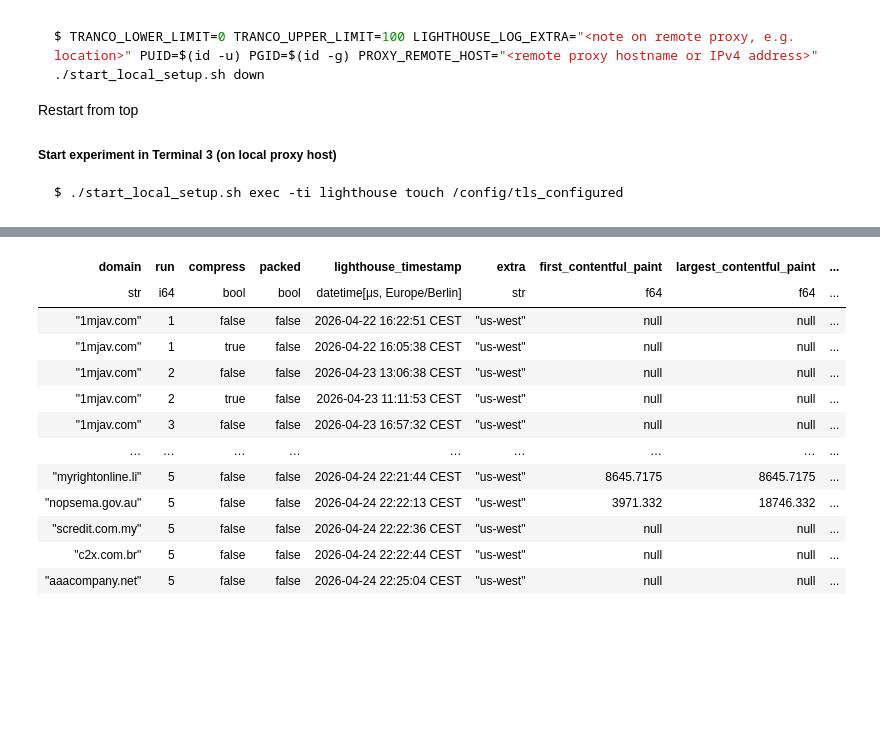
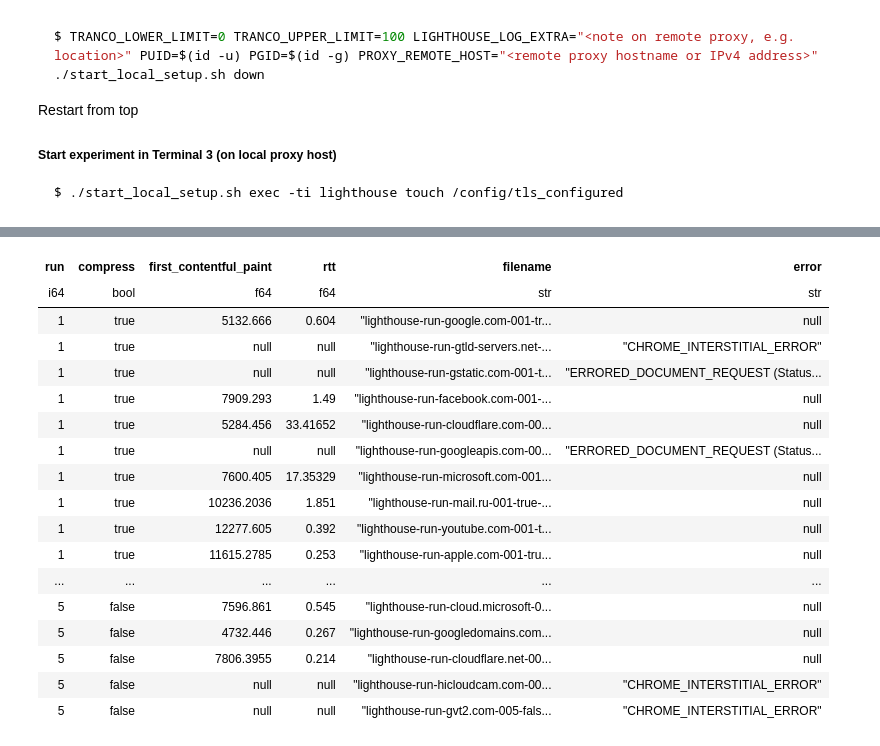
Before and after one commit to miri64/artifacts-tnsm26-cbor-dns-eval, a Jupyter notebook: 06_1evaluation.ipynb, the cells around one changed output, grey strips where cells are left out. Cells and saved outputs as stored; diff of their text form; code cells hidden in the pictures; blank space fills up the shorter version.

````diff
--- a/06_1evaluation.ipynb
+++ b/06_1evaluation.ipynb
@@ -88,41 +91,60 @@ $ ./start_local_setup.sh exec -ti lighthouse touch /config/tls_configured
 ```
 # %%
 fcps = []
-jsons = list((EVALUATION_DIR / "output-dataset").glob("lighthouse-run-*.report.json"))
+jsons = list((EVALUATION_DIR / "output-dataset" / "2026-04-30-old-run-order").glob("lighthouse-run-*.report.json"))
+jsons += list((EVALUATION_DIR / "output-dataset").glob("lighthouse-run-*.report.json"))
 
 for json_report in tqdm(jsons):
     with open(json_report) as json_file:
         obj = json.load(json_file)
+        #match = re.match(r"lighthouse-run-(?P<repeat>\d{3})-(?P<domain>.*)-(?P<run>\d{3})-(?P<compress>true|false)-(?P<packed>true|false)-(?P<lhts>\d+)(?P<extra>.*)?\.report\.json", json_report.name)
+        match = re.match(r"lighthouse-run-(?P<domain>.*)-(?P<run>\d{3})-(?P<compress>true|false)-(?P<packed>true|false)-(?P<lhts>\d+)(?P<extra>.*)?\.report\.json", json_report.name)
+        res = match.groupdict()
+        #res["repeat"] = int(res["repeat"])
+        res["run"] = int(res["run"])
+        res["lhts"] = int(res["lhts"])
+        if res["run"] == 0:
+            # ignore cache warm-up run
+            continue
+        #if res["extra"] != "-africa-south":
+        #    continue
+        elif res["extra"] == "-africa-south" and res["run"] < 4 and res["lhts"] >= datetime.datetime(2026, 5, 1).timestamp():
+            continue
+        elif res["extra"] == "-africa-south" and res["run"] >= 4 and res["lhts"] < datetime.datetime(2026, 5, 1).timestamp():
+            continue
         try:
             fcp = obj["audits"]["first-contentful-paint"]["numericValue"]
             error = None
         except KeyError:
             fcp = None
-            error = obj["runtimeError"]["code"]
+            try:
+                error = obj["runtimeError"]["code"]
+            except KeyError:
+                if "errorMessage" in obj["audits"].get("first-contentful-paint", {}):
+                    error = "NO_FCP"
+                else:
+                    display(obj)
+                    raise
 
             if error == "ERRORED_DOCUMENT_REQUEST":
                 match = re.search(r"Status code: (\d+)", obj["runtimeError"]["message"])
                 error = f"{error} (Status: {match[1]})"
         if not error:
+            rtt = obj["audits"]["network-rtt"].get("numericValue")
             lcp = obj["audits"]["largest-contentful-paint"].get("numericValue")
             speed_index = obj["audits"]["speed-index"].get("numericValue")
             total_blocking_time = obj["audits"]["total-blocking-time"].get("numericValue")
             cumulative_layout_shift = obj["audits"]["cumulative-layout-shift"].get("numericValue")
         else:
+            rtt = None
             lcp = None
             speed_index = None
             total_blocking_time = None
             cumulative_layout_shift = None
-        match = re.match(r"lighthouse-run-(?P<domain>.*)-(?P<run>\d{3})-(?P<compress>true|false)-(?P<packed>true|false)-(?P<lhts>\d+)(?P<extra>.*)?\.report\.json", json_report.name)
-        res = match.groupdict()
-        res["run"] = int(res["run"])
-        if res["run"] == 0:
-            # ignore cache warm-up run
-            continue
         res["compress"] = res["compress"] == "true"
         res["packed"] = res["packed"] == "true"
-        res["lhts"] = int(res["lhts"])
         res["extra"] = res["extra"].strip("-_")
+        res["rtt"] = rtt
         res["fcp"] = fcp
         res["lcp"] = lcp
         res["speed_index"] = speed_index
@@ -132,7 +154,15 @@ for json_report in tqdm(jsons):
         res["filename"] = json_report.name
         fcps.append(res)
 
-df = polars.DataFrame(fcps).rename(
+if not fcps:
+    raise RuntimeError("No valid results yet")
+#display(fcps)
+df = polars.DataFrame(
+    fcps,
+    infer_schema_length=len(fcps),
+#).filter(
+#    polars.col("lhts") >= 1777463976
+).sort("lhts").rename(
     {
         "lhts": "lighthouse_timestamp",
         "fcp": "first_contentful_paint",
@@ -144,5 +174,6 @@ df = polars.DataFrame(fcps).rename(
     ).dt.convert_time_zone(time_zone="Europe/Berlin")
 )
 df.write_parquet(EVALUATION_DIR / "output-dataset" / "lighthouse.parquet")
-df
+with polars.Config(fmt_str_lengths=df["filename"].str.len_chars().max(), tbl_rows=100):
+    display(df[["run", "compress", "first_contentful_paint", "rtt", "filename", "error"]])
 # %% [output]
@@ -150,16 +181,21 @@ shape: (2_000, 13)
-| domain | run | compress | packed | lighthouse_timestamp | extra | first_contentful_paint | largest_contentful_paint | ... |
-| str | i64 | bool | bool | datetime[μs, Europe/Berlin] | str | f64 | f64 | ... |
-| "1mjav.com" | 1 | false | false | 2026-04-22 16:22:51 CEST | "us-west" | null | null | ... |
-| "1mjav.com" | 1 | true | false | 2026-04-22 16:05:38 CEST | "us-west" | null | null | ... |
-| "1mjav.com" | 2 | false | false | 2026-04-23 13:06:38 CEST | "us-west" | null | null | ... |
-| "1mjav.com" | 2 | true | false | 2026-04-23 11:11:53 CEST | "us-west" | null | null | ... |
-| "1mjav.com" | 3 | false | false | 2026-04-23 16:57:32 CEST | "us-west" | null | null | ... |
-| … | … | … | … | … | … | … | … | ... |
-| "myrightonline.li" | 5 | false | false | 2026-04-24 22:21:44 CEST | "us-west" | 8645.7175 | 8645.7175 | ... |
-| "nopsema.gov.au" | 5 | false | false | 2026-04-24 22:22:13 CEST | "us-west" | 3971.332 | 18746.332 | ... |
-| "scredit.com.my" | 5 | false | false | 2026-04-24 22:22:36 CEST | "us-west" | null | null | ... |
-| "c2x.com.br" | 5 | false | false | 2026-04-24 22:22:44 CEST | "us-west" | null | null | ... |
-| "aaacompany.net" | 5 | false | false | 2026-04-24 22:25:04 CEST | "us-west" | null | null | ... |
+| run | compress | first_contentful_paint | rtt | filename | error |
+| i64 | bool | f64 | f64 | str | str |
+| 1 | true | 5132.666 | 0.604 | "lighthouse-run-google.com-001-tr... | null |
+| 1 | true | null | null | "lighthouse-run-gtld-servers.net-... | "CHROME_INTERSTITIAL_ERROR" |
+| 1 | true | null | null | "lighthouse-run-gstatic.com-001-t... | "ERRORED_DOCUMENT_REQUEST (Status... |
+| 1 | true | 7909.293 | 1.49 | "lighthouse-run-facebook.com-001-... | null |
+| 1 | true | 5284.456 | 33.41652 | "lighthouse-run-cloudflare.com-00... | null |
+| 1 | true | null | null | "lighthouse-run-googleapis.com-00... | "ERRORED_DOCUMENT_REQUEST (Status... |
+| 1 | true | 7600.405 | 17.35329 | "lighthouse-run-microsoft.com-001... | null |
+| 1 | true | 10236.2036 | 1.851 | "lighthouse-run-mail.ru-001-true-... | null |
+| 1 | true | 12277.605 | 0.392 | "lighthouse-run-youtube.com-001-t... | null |
+| 1 | true | 11615.2785 | 0.253 | "lighthouse-run-apple.com-001-tru... | null |
+| ... | ... | ... | ... | ... | ... |
+| 5 | false | 7596.861 | 0.545 | "lighthouse-run-cloud.microsoft-0... | null |
+| 5 | false | 4732.446 | 0.267 | "lighthouse-run-googledomains.com... | null |
+| 5 | false | 7806.3955 | 0.214 | "lighthouse-run-cloudflare.net-00... | null |
+| 5 | false | null | null | "lighthouse-run-hicloudcam.com-00... | "CHROME_INTERSTITIAL_ERROR" |
+| 5 | false | null | null | "lighthouse-run-gvt2.com-005-fals... | "CHROME_INTERSTITIAL_ERROR" |
 # %%
 matplotlib.style.use(pathlib.Path.cwd() / "mlenders_column_ieeetran.mplstyle")
 matplotlib.rcParams["figure.figsize"] = (
````
Also changed, not shown: parts of 13 cells of this notebook, 5 other files.
